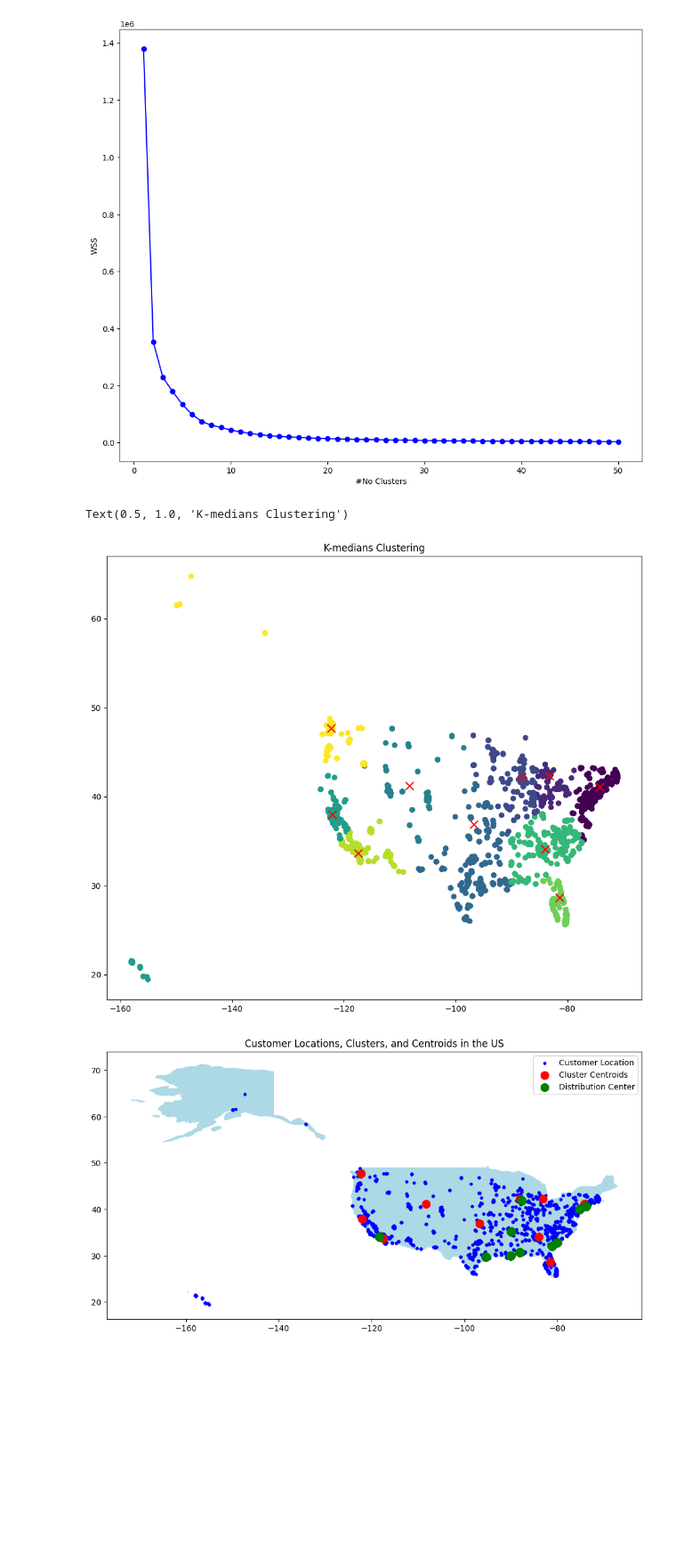
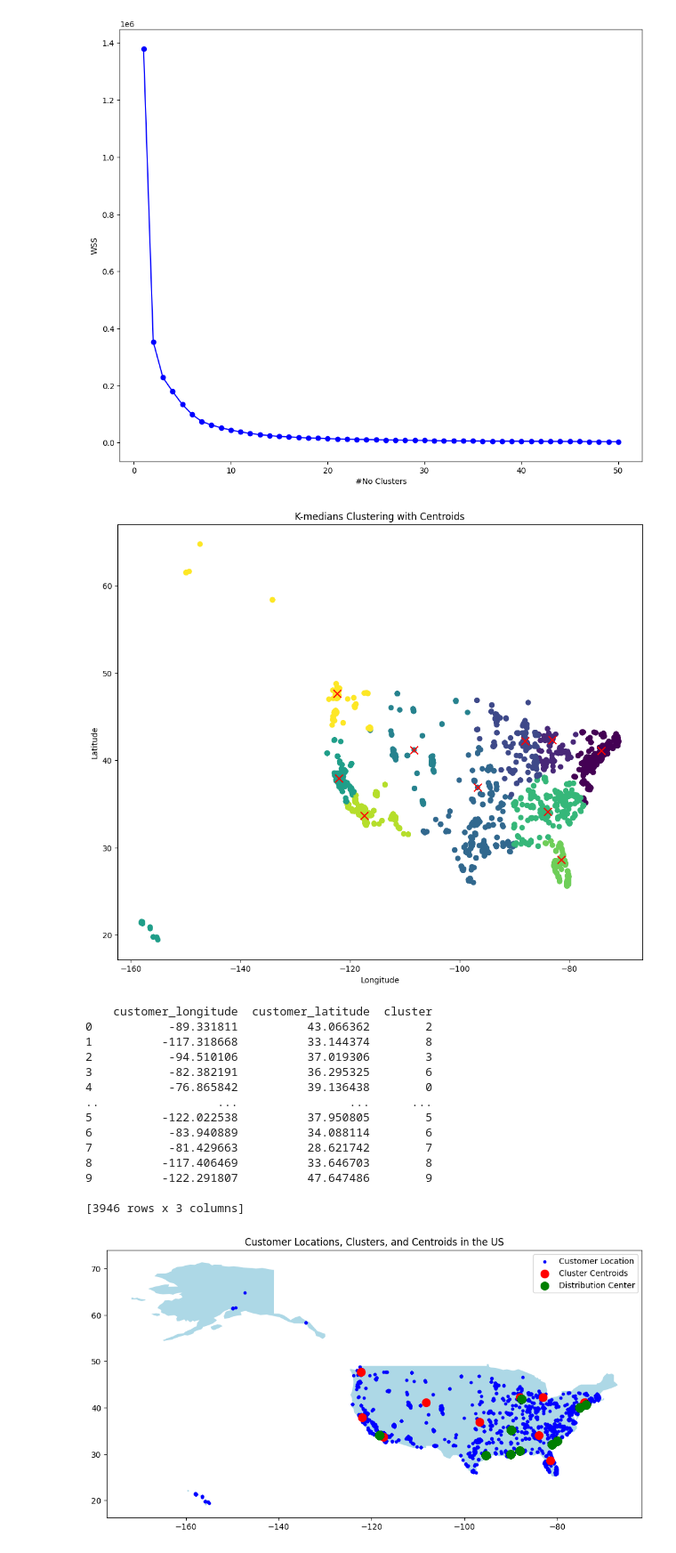
Before and after one commit to Taweilo/thelook-ecommerce, a Jupyter notebook: theLook_rfm_delivery_time_series_analysis.ipynb, the cells around one changed output. Shown at 89% size. Drawn from its saved outputs; the diff is of its cells as text; code cells hidden in the pictures; blank space fills up the shorter version.

```diff
--- a/theLook_rfm_delivery_time_series_analysis.ipynb
+++ b/theLook_rfm_delivery_time_series_analysis.ipynb
@@ -291,35 +291,65 @@ initial_medians = [[-70,45],
                    [-80,  45],
                    [-90,  45],
                    [-100,  45],
                    [-110,  45],
                    [-120,  45 ],
                    [-75,  30],
                    [-85,  30 ],
                    [-110,   30],
                    [-120,  50]]
 
 # Create K-Medians instance with initial medians
 kmedians_instance = kmedians(df_clus.values.tolist(), initial_medians)
 
 # Run cluster analysis and obtain results
 kmedians_instance.process()
 cluster_instances = kmedians_instance.get_clusters()  # index of data points in each cluster
 centers = np.array(kmedians_instance.get_medians())
 
 # Initialize cluster membership array
 clusters = np.zeros(len(df_clus))
 
 # Label cluster membership for each point
 for k, cluster_points in enumerate(cluster_instances):
     for point_index in cluster_points:
         clusters[point_index] = k  # label cluster membership for each point
 
+# Create a DataFrame with cluster membership for each point
+df_clus_with_clusters = df_clus.copy()
+df_clus_with_clusters['cluster'] = clusters.astype(int)
+
+# Create a DataFrame for centroids
+centroids_df = pd.DataFrame({'customer_longitude': centers[:, 0], 'customer_latitude': centers[:, 1]})
+centroids_df['cluster'] = np.arange(K)  # Assign cluster numbers to centroids
+
+# Concatenate df_clus_with_clusters and centroids_df to include centroids in the DataFrame
+df_clus_with_centroids = pd.concat([df_clus_with_clusters, centroids_df])
+
 # Plot the clusters and centroids
 fig = plt.figure(figsize=(12, 10))
-plt.scatter(df_clus['customer_longitude'], df_clus['customer_latitude'], c=clusters)
+plt.scatter(df_clus_with_centroids['customer_longitude'], df_clus_with_centroids['customer_latitude'], c=df_clus_with_centroids['cluster'])
 plt.scatter(centers[:, 0], centers[:, 1], c='red', marker='x', s=100)
-plt.title("K-medians Clustering")
+plt.title("K-medians Clustering with Centroids")
+plt.xlabel("Longitude")
+plt.ylabel("Latitude")
+plt.show()
+
+# Display df_clus_with_centroids DataFrame
+print(df_clus_with_centroids)
 # %% [output]
+[figure, new version]
-Text(0.5, 1.0, 'K-medians Clustering')
+    customer_longitude  customer_latitude  cluster
+0           -89.331811          43.066362        2
+1          -117.318668          33.144374        8
+2           -94.510106          37.019306        3
+3           -82.382191          36.295325        6
+4           -76.865842          39.136438        0
+..                 ...                ...      ...
+5          -122.022538          37.950805        5
+6           -83.940889          34.088114        6
+7           -81.429663          28.621742        7
+8          -117.406469          33.646703        8
+9          -122.291807          47.647486        9
+
+[3946 rows x 3 columns]
-[figure, old version]
 # %%
```
Also changed, not shown: parts of 5 cells of this notebook.
